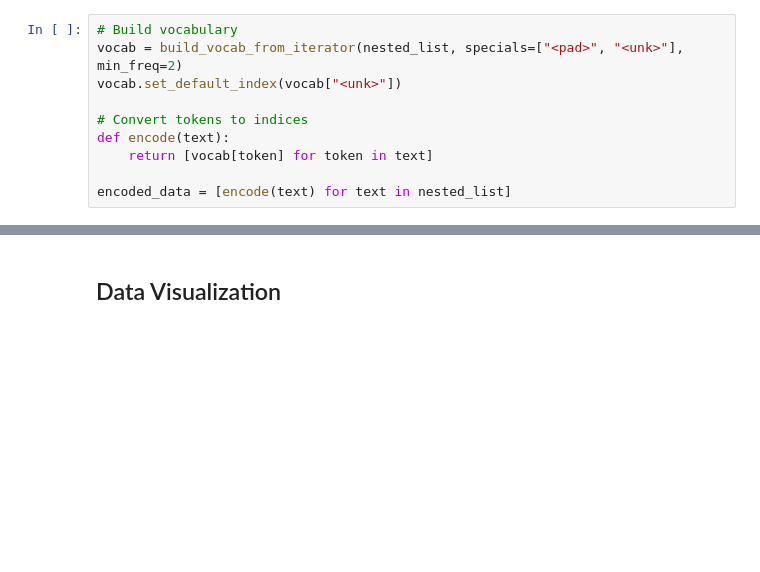
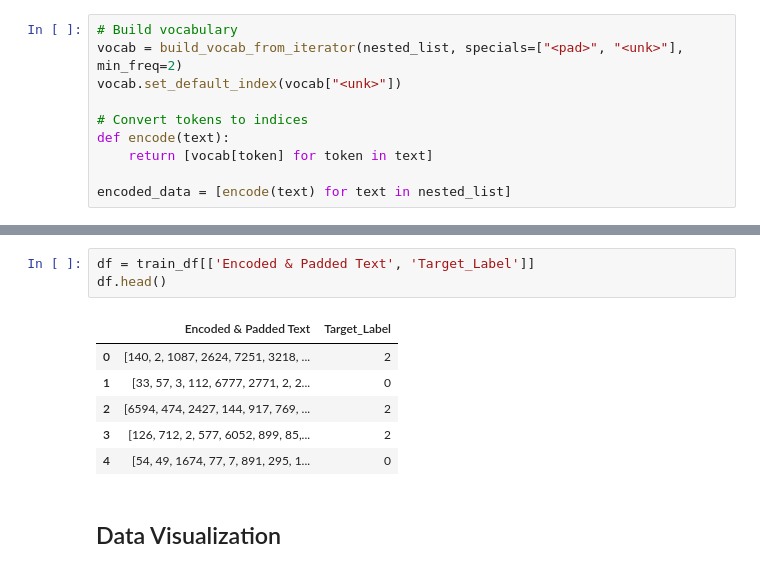
Before and after one commit to gulomovazukhrakhon/IU-Projects, a Jupyter notebook: NLP_Project/text-classification-for-topic-modelling.ipynb, the cells around one changed output, grey strips where cells are left out. Drawn from its saved outputs; the diff is of its cells as text; blank space fills up the shorter version.

```diff
--- a/NLP_Project/text-classification-for-topic-modelling.ipynb
+++ b/NLP_Project/text-classification-for-topic-modelling.ipynb
@@ -165,3 +177,13 @@ len(vocab)
+# %%
+df = train_df[['Encoded & Padded Text', 'Target_Label']]
+df.head()
+# %% [output]
+|  | Encoded & Padded Text | Target_Label |
+| 0 | [140, 2, 1087, 2624, 7251, 3218, ... | 2 |
+| 1 | [33, 57, 3, 112, 6777, 2771, 2, 2... | 0 |
+| 2 | [6594, 474, 2427, 144, 917, 769, ... | 2 |
+| 3 | [126, 712, 2, 577, 6052, 899, 85,... | 2 |
+| 4 | [54, 49, 1674, 77, 7, 891, 295, 1... | 0 |
 # %% [markdown]
 ## Data Visualization
 # %%
```
Also changed, not shown: parts of 9 cells of this notebook.
